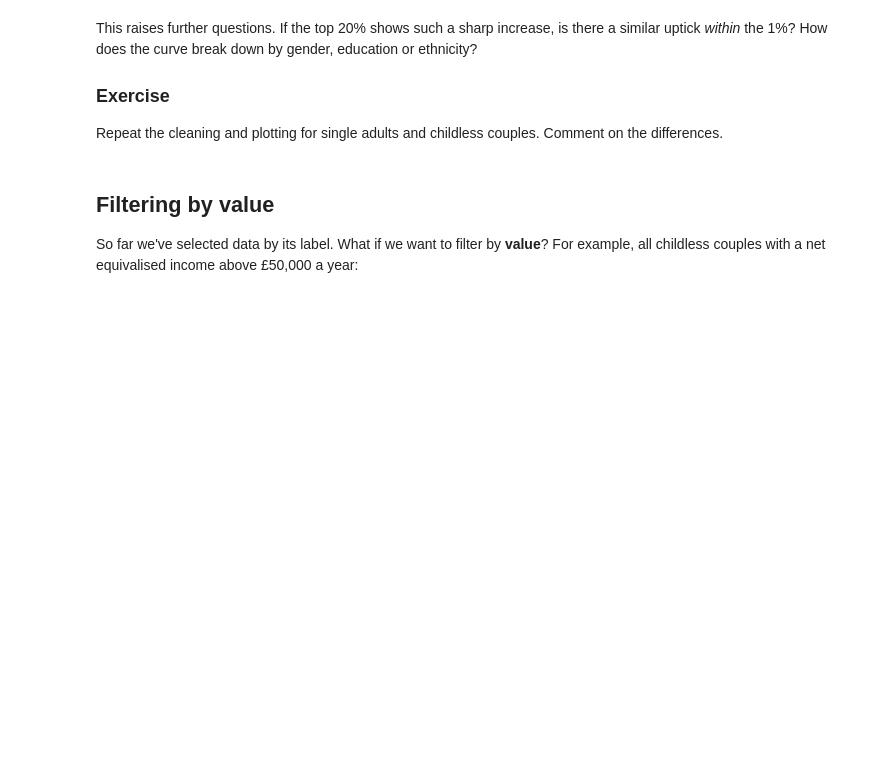
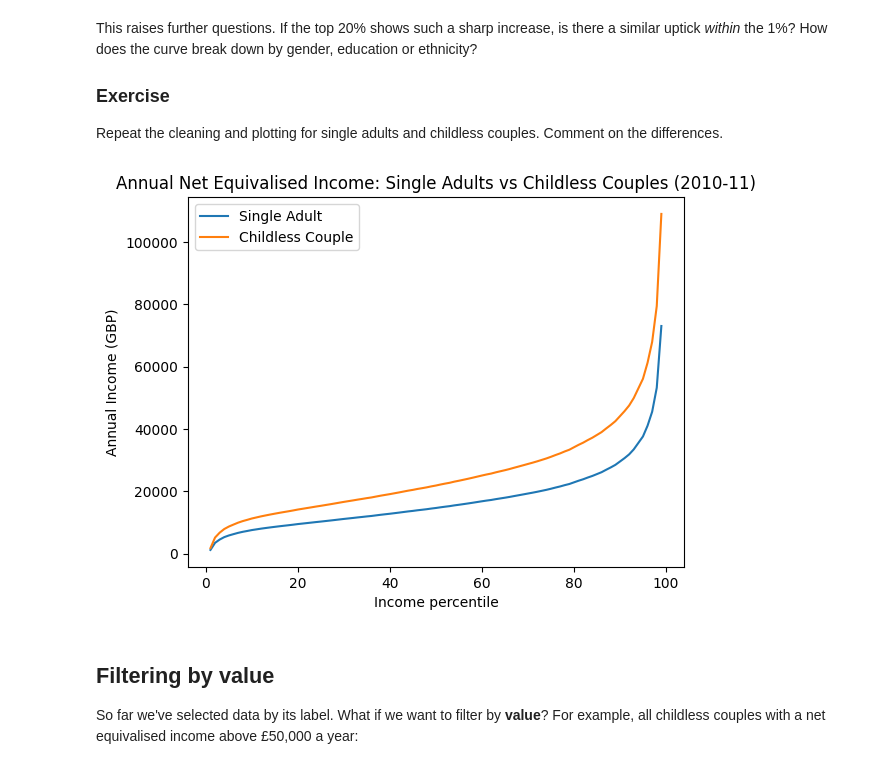
Before and after one commit to palomamldt/QM2, a Jupyter notebook: notebooks/W02. Pandas.ipynb, the cells around one changed output. Drawn from its saved outputs; the diff is of its cells as text; code cells hidden in the pictures; blank space fills up the shorter version.

```diff
--- a/notebooks/W02. Pandas.ipynb
+++ b/notebooks/W02. Pandas.ipynb
@@ -233,6 +233,21 @@ This raises further questions. If the top 20% shows such a sharp increase, is th
 ### Exercise
 
 Repeat the cleaning and plotting for single adults and childless couples. Comment on the differences.
+# %%
+import matplotlib.pyplot as plt
+
+clean_comparison = income[["Single adult", "Childless couple, annual income"]].copy()
+
+clean_comparison = clean_comparison.replace(",", "", regex=True).astype(float)
+
+clean_comparison.plot()
+plt.title("Annual Net Equivalised Income: Single Adults vs Childless Couples (2010-11)")
+plt.xlabel("Income percentile")
+plt.ylabel("Annual Income (GBP)")
+plt.legend(["Single Adult", "Childless Couple"])
+plt.show()
+# %% [output]
+[figure, added]
 # %% [markdown]
 ## Filtering by value
 
```
Also changed, not shown: parts of 7 cells of this notebook.
